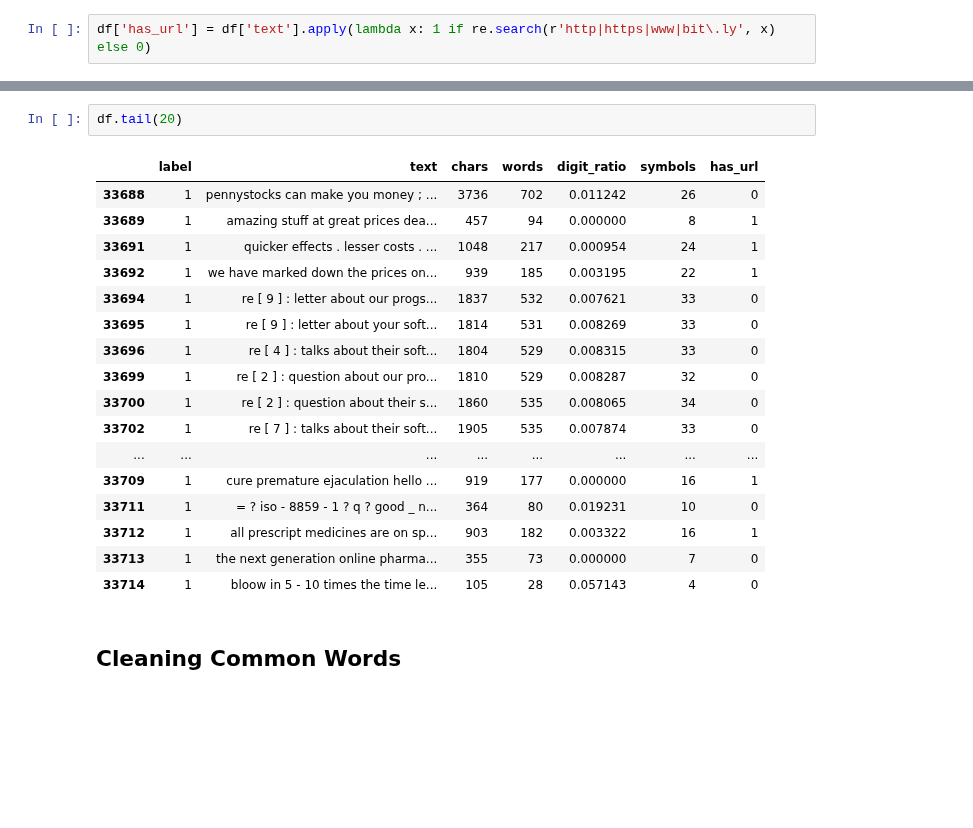
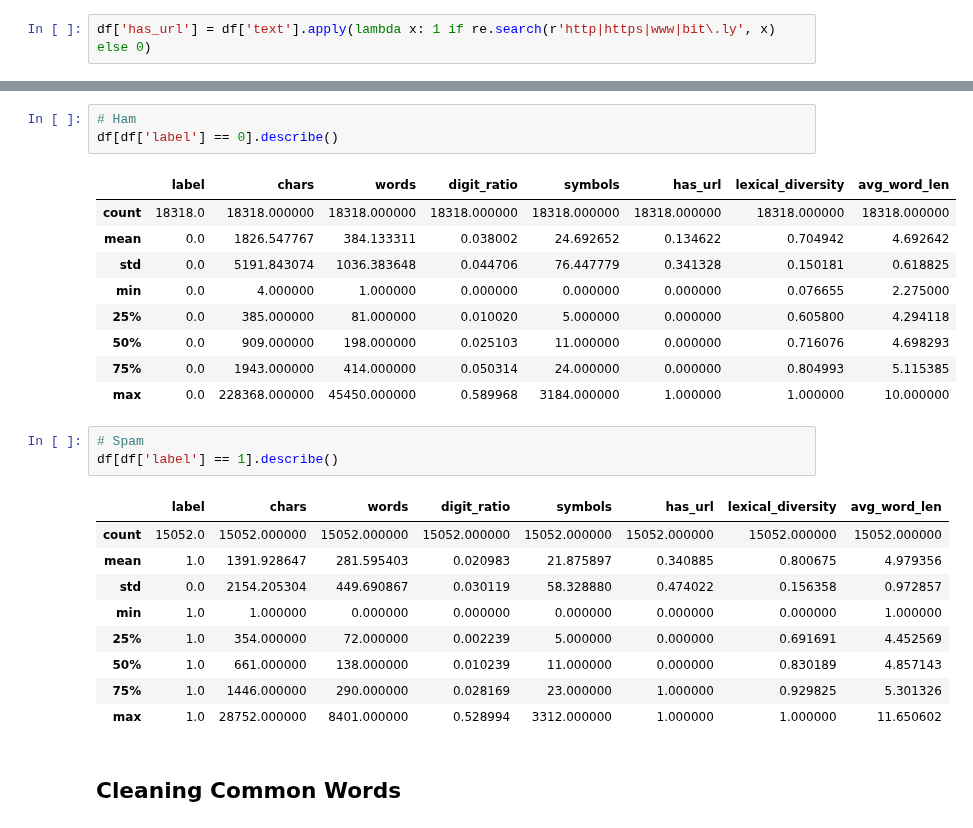
Before and after one commit to srynprjl/data-science-project, a Jupyter notebook: EDA & Preprocessing.ipynb, the cells around one changed output, grey strips where cells are left out. Drawn from its saved outputs; the diff is of its cells as text; blank space fills up the shorter version.

```diff
--- a/EDA & Preprocessing.ipynb
+++ b/EDA & Preprocessing.ipynb
@@ -151,23 +164,29 @@ df['has_url'] = df['text'].apply(lambda x: 1 if re.search(r'http|https|www|bit\.
 # %%
-df.tail(20)
+# Ham
+df[df['label'] == 0].describe()
 # %% [output]
-|  | label | text | chars | words | digit_ratio | symbols | has_url |
-| 33688 | 1 | pennystocks can make you money ; ... | 3736 | 702 | 0.011242 | 26 | 0 |
-| 33689 | 1 | amazing stuff at great prices dea... | 457 | 94 | 0.000000 | 8 | 1 |
-| 33691 | 1 | quicker effects . lesser costs . ... | 1048 | 217 | 0.000954 | 24 | 1 |
-| 33692 | 1 | we have marked down the prices on... | 939 | 185 | 0.003195 | 22 | 1 |
-| 33694 | 1 | re [ 9 ] : letter about our progs... | 1837 | 532 | 0.007621 | 33 | 0 |
-| 33695 | 1 | re [ 9 ] : letter about your soft... | 1814 | 531 | 0.008269 | 33 | 0 |
-| 33696 | 1 | re [ 4 ] : talks about their soft... | 1804 | 529 | 0.008315 | 33 | 0 |
-| 33699 | 1 | re [ 2 ] : question about our pro... | 1810 | 529 | 0.008287 | 32 | 0 |
-| 33700 | 1 | re [ 2 ] : question about their s... | 1860 | 535 | 0.008065 | 34 | 0 |
-| 33702 | 1 | re [ 7 ] : talks about their soft... | 1905 | 535 | 0.007874 | 33 | 0 |
-| ... | ... | ... | ... | ... | ... | ... | ... |
-| 33709 | 1 | cure premature ejaculation hello ... | 919 | 177 | 0.000000 | 16 | 1 |
-| 33711 | 1 | = ? iso - 8859 - 1 ? q ? good _ n... | 364 | 80 | 0.019231 | 10 | 0 |
-| 33712 | 1 | all prescript medicines are on sp... | 903 | 182 | 0.003322 | 16 | 1 |
-| 33713 | 1 | the next generation online pharma... | 355 | 73 | 0.000000 | 7 | 0 |
-| 33714 | 1 | bloow in 5 - 10 times the time le... | 105 | 28 | 0.057143 | 4 | 0 |
+|  | label | chars | words | digit_ratio | symbols | has_url | lexical_diversity | avg_word_len |
+| count | 18318.0 | 18318.000000 | 18318.000000 | 18318.000000 | 18318.000000 | 18318.000000 | 18318.000000 | 18318.000000 |
+| mean | 0.0 | 1826.547767 | 384.133311 | 0.038002 | 24.692652 | 0.134622 | 0.704942 | 4.692642 |
+| std | 0.0 | 5191.843074 | 1036.383648 | 0.044706 | 76.447779 | 0.341328 | 0.150181 | 0.618825 |
+| min | 0.0 | 4.000000 | 1.000000 | 0.000000 | 0.000000 | 0.000000 | 0.076655 | 2.275000 |
+| 25% | 0.0 | 385.000000 | 81.000000 | 0.010020 | 5.000000 | 0.000000 | 0.605800 | 4.294118 |
+| 50% | 0.0 | 909.000000 | 198.000000 | 0.025103 | 11.000000 | 0.000000 | 0.716076 | 4.698293 |
+| 75% | 0.0 | 1943.000000 | 414.000000 | 0.050314 | 24.000000 | 0.000000 | 0.804993 | 5.115385 |
+| max | 0.0 | 228368.000000 | 45450.000000 | 0.589968 | 3184.000000 | 1.000000 | 1.000000 | 10.000000 |
+# %%
+# Spam
+df[df['label'] == 1].describe()
+# %% [output]
+|  | label | chars | words | digit_ratio | symbols | has_url | lexical_diversity | avg_word_len |
+| count | 15052.0 | 15052.000000 | 15052.000000 | 15052.000000 | 15052.000000 | 15052.000000 | 15052.000000 | 15052.000000 |
+| mean | 1.0 | 1391.928647 | 281.595403 | 0.020983 | 21.875897 | 0.340885 | 0.800675 | 4.979356 |
+| std | 0.0 | 2154.205304 | 449.690867 | 0.030119 | 58.328880 | 0.474022 | 0.156358 | 0.972857 |
+| min | 1.0 | 1.000000 | 0.000000 | 0.000000 | 0.000000 | 0.000000 | 0.000000 | 1.000000 |
+| 25% | 1.0 | 354.000000 | 72.000000 | 0.002239 | 5.000000 | 0.000000 | 0.691691 | 4.452569 |
+| 50% | 1.0 | 661.000000 | 138.000000 | 0.010239 | 11.000000 | 0.000000 | 0.830189 | 4.857143 |
+| 75% | 1.0 | 1446.000000 | 290.000000 | 0.028169 | 23.000000 | 1.000000 | 0.929825 | 5.301326 |
+| max | 1.0 | 28752.000000 | 8401.000000 | 0.528994 | 3312.000000 | 1.000000 | 1.000000 | 11.650602 |
 # %% [markdown]
 ## Cleaning Common Words
 # %%
```
Also changed, not shown: parts of 4 cells of this notebook, 7 other files.
